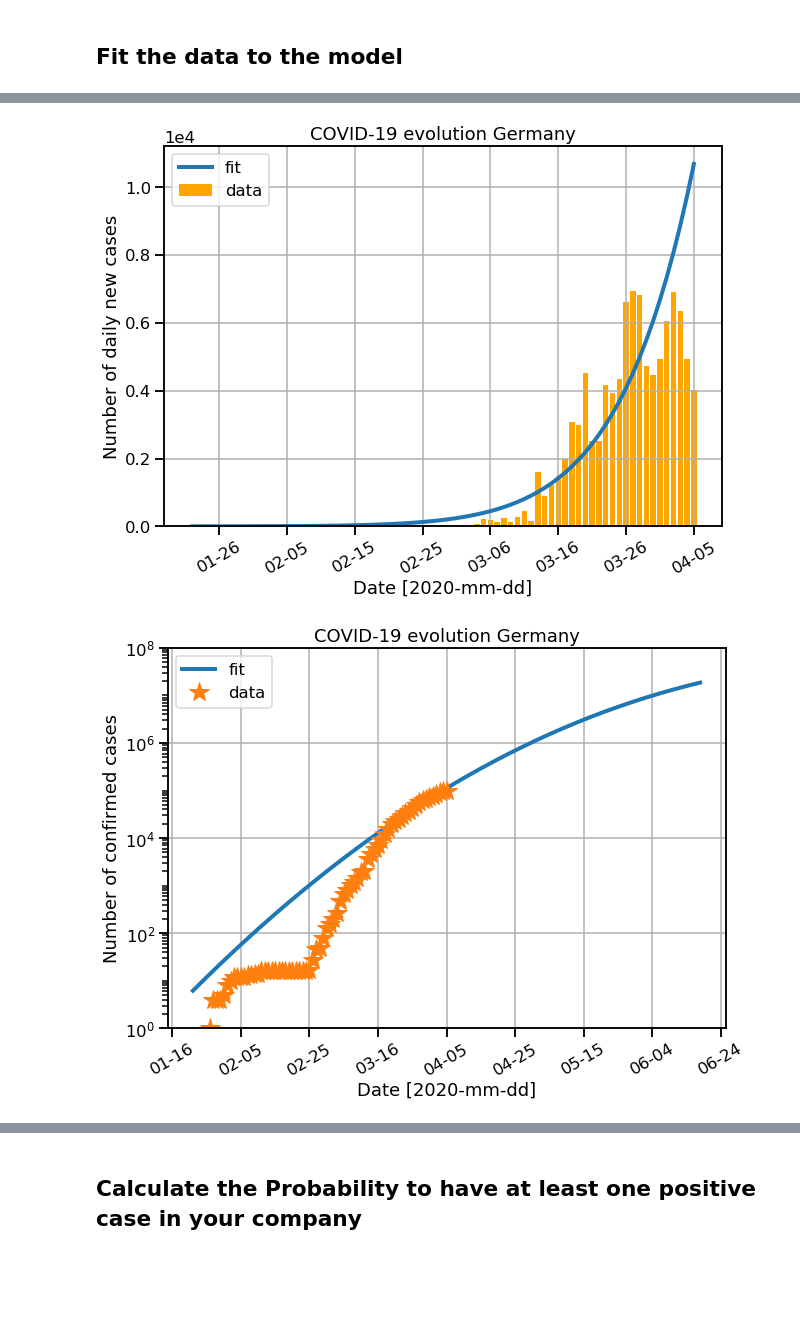
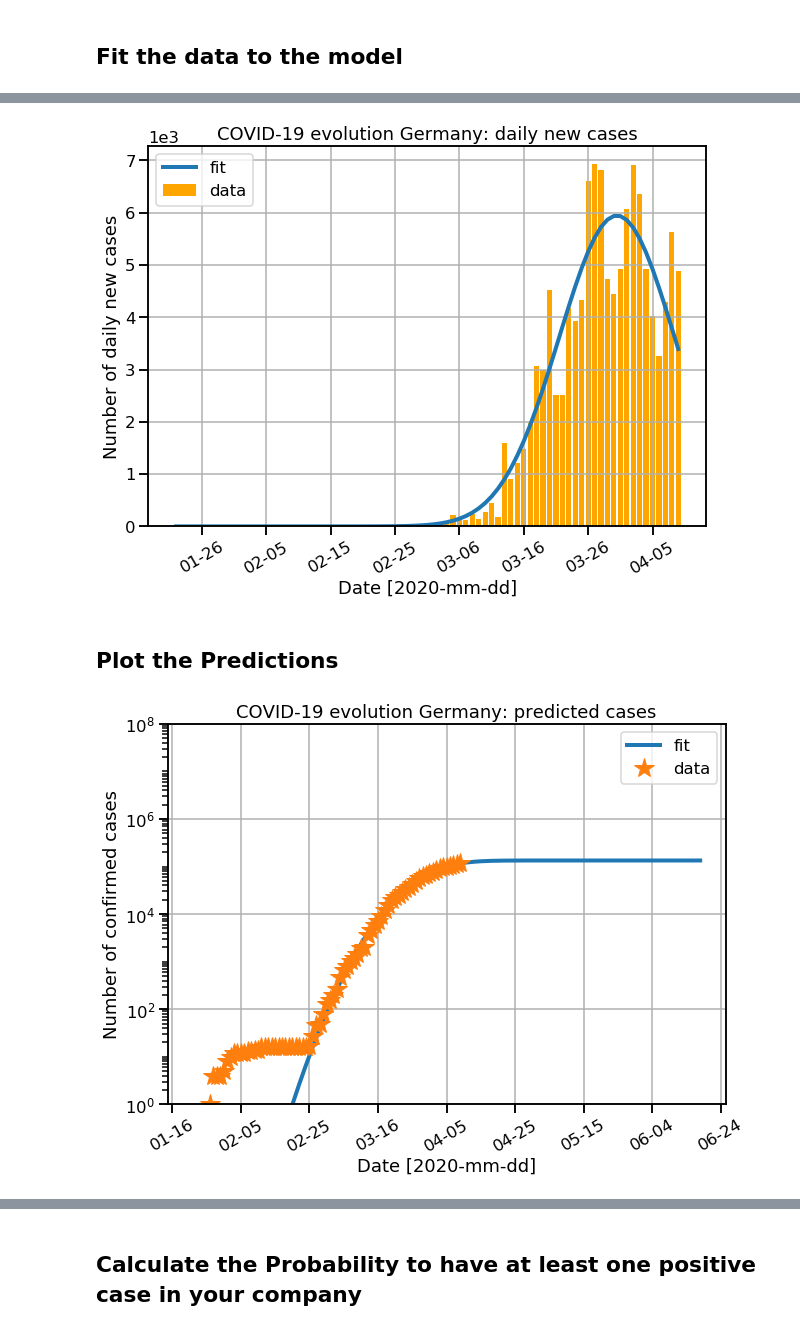
Before and after one commit to circlespace/covid19, a Jupyter notebook: COVID-19_Germany.ipynb, the cells around one changed output, grey strips where cells are left out. Cells and saved outputs as stored; diff of their text form; code cells hidden in the pictures; blank space fills up the shorter version.

Commit message:
added data 2020-04-09, added deaths

```diff
--- a/COVID-19_Germany.ipynb
+++ b/COVID-19_Germany.ipynb
@@ -7,7 +7,7 @@
 # define the error function for fitting
 def fit_func(x,a,b,c):
     import scipy
-    c = 80E6
+#    c = 80E6
 #    c = 1.32E5
     fit = c*(scipy.special.erf(a*(x-b)) + 1)*0.5
     return fit
@@ -41,9 +46,8 @@ dates_data = drange(date_start, date_end, datetime.timedelta(days=1))
 # %% [markdown]
 ## Fit the data to the model
 # %%
-# fit the data to the error function
-popt_latest, pcov = curve_fit(fit_func, xdata, ydata, p0=[0.04, 120, 80E6])
-print(popt_latest)
-yfit = fit_func(xdata, *popt_latest)
-yfit_new = yfit - np.roll(yfit, 1)
-yfit_new[0] = 0
+# fit the data with the cases to the error function
+popt_cases_latest, pcov = curve_fit(fit_func, days_data, cases_data, p0=[0.04, 120, 80E6])
+cases_fit = fit_func(days_data, *popt_cases_latest)
+cases_fit_new = cases_fit - np.roll(cases_fit, 1)
+cases_fit_new[0] = 0
@@ -72,0 +87,16 @@ plt.show()
+# %%
+# plot the data of the total number of cases and the fitted function
+sns.set_context('talk')
+fig, ax = plt.subplots(figsize=(10, 7))
+ax.plot(dates_data, death_fit, '-', linewidth=4, label="fit")
+ax.plot(dates_data, death_data, '*', linewidth=4, label="data", markersize=20)
+ax.set_xlabel(r"Date [2020-mm-dd]")
+ax.set_ylabel(r"Number of deaths")
+ax.set_title(r"COVID-19 evolution Germany: deaths")
+ax.grid(True)
+#ax.tick_params(labelsize=14)
+ax.xaxis.set_major_formatter(DateFormatter('%m-%d'))
+ax.xaxis.set_tick_params(rotation=30)
+plt.ticklabel_format(axis='y', style='sci', scilimits=(-2,2))
+plt.legend()
+plt.show()
@@ -73,18 +105,18 @@ plt.show()
 # %%
 # plot the data of the daily new cases and the fitted function
 sns.set_context('talk')
 fig, ax = plt.subplots(figsize=(10, 7))
-ax.plot(dates_data, yfit_new, '-', linewidth=4, label="fit")
-ax.bar(dates_data, ydata_new, label="data", color='orange')
+ax.plot(dates_data, cases_fit_new, '-', linewidth=4, label="fit")
+ax.bar(dates_data, cases_data_new, label="data", color='orange')
 ax.set_xlabel(r"Date [2020-mm-dd]")
 ax.set_ylabel(r"Number of daily new cases")
-ax.set_title(r"COVID-19 evolution Germany")
+ax.set_title(r"COVID-19 evolution Germany: daily new cases")
 ax.grid(True)
 #ax.tick_params(labelsize=14)
 ax.xaxis.set_major_formatter(DateFormatter('%m-%d'))
 ax.xaxis.set_tick_params(rotation=30)
 plt.ticklabel_format(axis='y', style='sci', scilimits=(-2,2))
 plt.legend()
 plt.show()
 # %% [output]
-[figure, old version]
+[figure, new version]
@@ -97,11 +123,13 @@ dates_ex = drange(date_start, date2, datetime.timedelta(days=1))
+# %% [markdown]
+## Plot the Predictions
 # %%
-# plot the data and the extra-polation
+# plot the data with the cases and the extra-polation
 fig, ax = plt.subplots(figsize=(10, 7))
-ax.semilogy(dates_ex, y_ex, '-', linewidth=4, label="fit")
-ax.semilogy(dates_data, ydata, '*', linewidth=4, label="data", markersize=20)
+ax.semilogy(dates_ex, cases_ex, '-', linewidth=4, label="fit")
+ax.semilogy(dates_data, cases_data, '*', linewidth=4, label="data", markersize=20)
 ax.set_xlabel(r"Date [2020-mm-dd]") # , fontsize=14)
 ax.set_ylabel(r"Number of confirmed cases") # , fontsize=14)
-ax.set_title(r"COVID-19 evolution Germany") # , fontsize=22)
+ax.set_title(r"COVID-19 evolution Germany: predicted cases") # , fontsize=22)
 ax.grid(True)
 ax.set_ylim(1, 100E6)
 ax.xaxis.set_major_formatter(DateFormatter('%m-%d'))
@@ -111,6 +139,5 @@ ax.yaxis.set_minor_locator(locmin)
 ax.yaxis.set_minor_formatter(ticker.NullFormatter())
 plt.legend()
 plt.show()
-#fig.savefig('c2.png')
 # %% [output]
-[figure, old version]
+[figure, new version]
```
Also changed, not shown: parts of 21 cells of this notebook.
